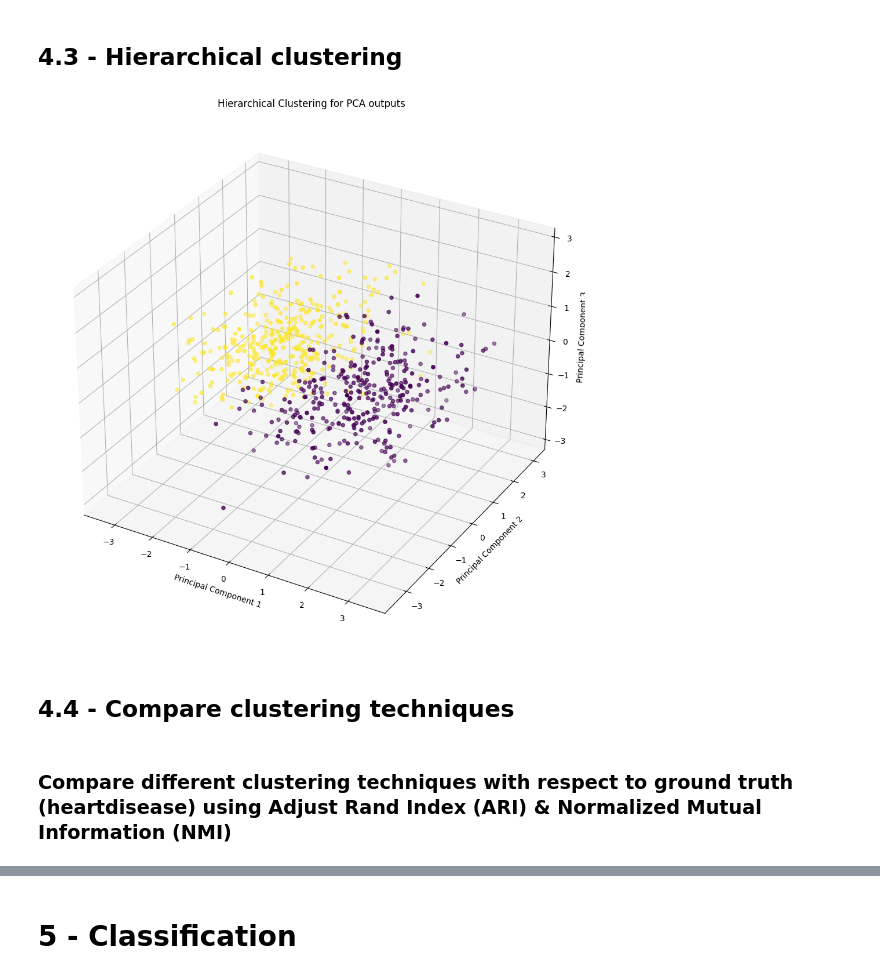
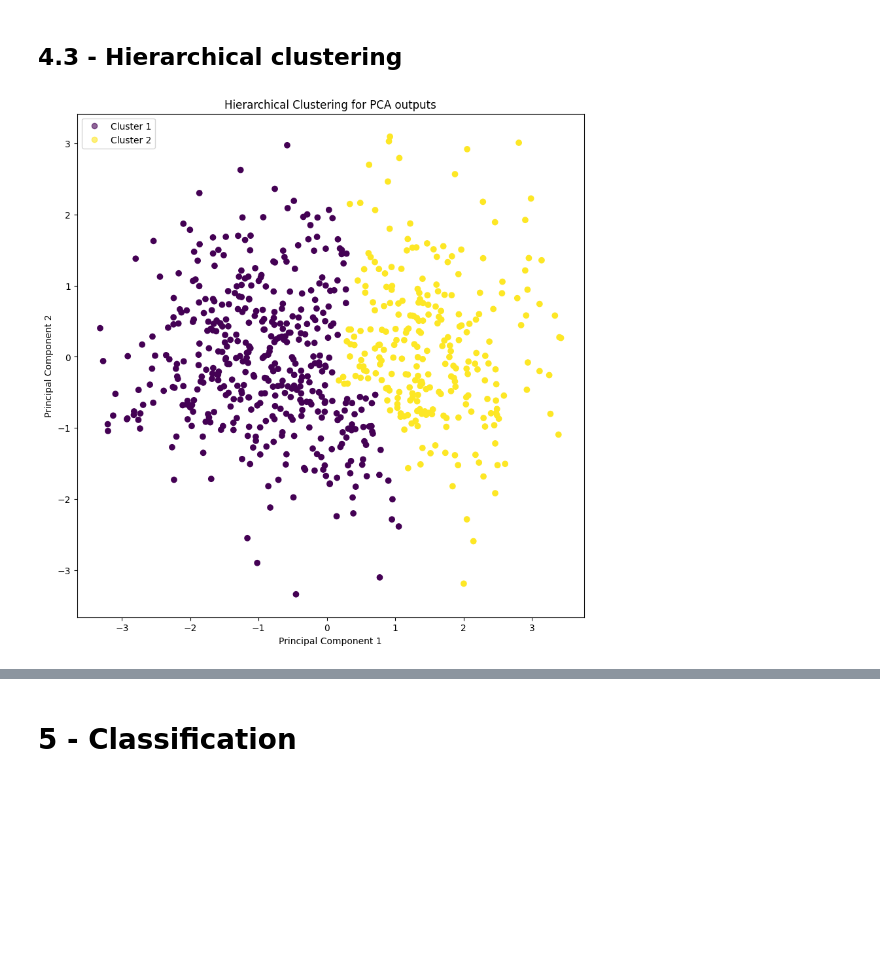
Before and after one commit to hosain-ghoraba/Heart-Disease-detection, a Jupyter notebook: Heart_Failure_Prediction.ipynb, the cells around one changed output, grey strips where cells are left out. Cells and saved outputs as stored; diff of their text form; code cells hidden in the pictures; blank space fills up the shorter version.

```diff
--- a/Heart_Failure_Prediction.ipynb
+++ b/Heart_Failure_Prediction.ipynb
@@ -485,9 +530,9 @@ It is clear from the distribution of the points that a good clustering type is (
 # %%
 wcss = []
 for i in range(1, 11):
-    kmeans = KMeans(n_clusters=i, init='k-means++', random_state=RANDOM_STATE)
-    kmeans.fit(principalComponents)
-    wcss.append(kmeans.inertia_)
+    cluster_obj = KMeans(n_clusters=i, init='k-means++', random_state=RANDOM_STATE)
+    cluster_obj.fit(pca_components)
+    wcss.append(cluster_obj.inertia_)
 plt.plot(range(1, 11), wcss)
 plt.title('Elbow Method for K-means')
 plt.xlabel('Number of clusters')
@@ -505,10 +550,10 @@ kmeans_silhouette_scores = []
 range_n_clusters = list(range(2, 11))
 
 for n_clusters in range_n_clusters:
-    kmeans = KMeans(n_clusters=n_clusters, init='k-means++', random_state=RANDOM_STATE)
-    kmeans.fit(principalComponents)
-    cluster_labels = kmeans.labels_
-    silhouette_avg = silhouette_score(principalComponents, cluster_labels)
+    cluster_obj = KMeans(n_clusters=n_clusters, init='k-means++', random_state=RANDOM_STATE)
+    cluster_obj.fit(pca_components)
+    cluster_labels = cluster_obj.labels_
+    silhouette_avg = silhouette_score(pca_components, cluster_labels)
     kmeans_silhouette_scores.append(silhouette_avg)
 
 plt.figure(figsize=(8, 6))
@@ -539,7 +582,7 @@ It is clear that the plot is similar to the PCA plot is section (), which is a g
 wcss = []
 for i in range(1, 11):
     kmedoids = KMedoids(n_clusters=i, init='k-medoids++', random_state=RANDOM_STATE)
-    kmedoids.fit(principalComponents)
+    kmedoids.fit(pca_components)
     wcss.append(kmedoids.inertia_)
 
 plt.plot(range(1, 11), wcss, marker='o')
@@ -560,9 +603,9 @@ range_n_clusters = list(range(2, 11))
 
 for n_clusters in range_n_clusters:
     kmedoids = KMedoids(n_clusters=n_clusters, random_state=RANDOM_STATE)
-    kmedoids.fit(principalComponents)
+    kmedoids.fit(pca_components)
     cluster_labels = kmedoids.labels_
-    silhouette_avg = silhouette_score(principalComponents, cluster_labels)
+    silhouette_avg = silhouette_score(pca_components, cluster_labels)
     kmedoids_silhouette_scores.append(silhouette_avg)
 
 plt.figure(figsize=(8, 6))
@@ -589,20 +632,38 @@ We can see that both elbow method & silhouette score for both k-means & k-medoid
 <h2> 4.3 - Hierarchical clustering</h2>
 # %%
 hierarchical_clustering = AgglomerativeClustering(n_clusters=2)
-y_hierarchical = hierarchical_clustering.fit_predict(principalComponents)
+y_hierarchical = hierarchical_clustering.fit_predict(pca_components)
 
 # Plot the clusters
-fig = plt.figure(figsize=(12, 12))
-ax = fig.add_subplot(111, projection='3d')
-scatter = ax.scatter(principalComponents[:, 0], principalComponents[:, 1], principalComponents[:, 2], c=y_hierarchical, cmap='viridis')
-ax.set_title('Hierarchical Clustering for PCA outputs')
-ax.set_xlabel('Principal Component 1')
-ax.set_ylabel('Principal Component 2')
-ax.set_zlabel('Principal Component 3')
-plt.show()
+def display_hierarchical_clusters_for_2d(pca_components, y_hierarchical):
+    plt.figure(figsize=(10, 10))
+    scatter = plt.scatter(pca_components.iloc[:, 0], pca_components.iloc[:, 1], c=y_hierarchical, cmap='viridis')
+    plt.xlabel('Principal Component 1')
+    plt.ylabel('Principal Component 2')
+    plt.title('Hierarchical Clustering for PCA outputs')
+    # Create custom legend
+    handles, labels = scatter.legend_elements(prop="colors", alpha=0.6)
+    legend_labels = ['Cluster 1', 'Cluster 2']
+    plt.legend(handles, legend_labels)
+    plt.savefig(AGGLOMERATIVE_FIG)
+    plt.show()
+def display_hierarchical_clusters_for_3d(pca_components, y_hierarchical):
+    fig = plt.figure(figsize=(12, 12))
+    ax = fig.add_subplot(111, projection='3d')
+    scatter = ax.scatter(pca_components.iloc[:, 0], pca_components.iloc[:, 1], pca_components.iloc[:, 2], c=y_hierarchical, cmap='viridis')
+    ax.set_title('Hierarchical Clustering for PCA outputs')
+    ax.set_xlabel('Principal Component 1')
+    ax.set_ylabel('Principal Component 2')
+    ax.set_zlabel('Principal Component 3')
+    # Create custom legend
+    handles, labels = scatter.legend_elements(prop="colors", alpha=0.6)
+    legend_labels = ['Cluster 1', 'Cluster 2']
+    ax.legend(handles, legend_labels)
+    plt.savefig(AGGLOMERATIVE_FIG)
+    plt.show()
+if pca_components.shape[1] == 2:
+    display_hierarchical_clusters_for_2d(pca_components, y_hierarchical)
+elif pca_components.shape[1] == 3:
+    display_hierarchical_clusters_for_3d(pca_components, y_hierarchical)
 # %% [output]
-[figure, old version]
+[figure, new version]
-# %% [markdown]
-<h2> 4.4 - Compare clustering techniques </h2>
-# %% [markdown]
-<h3> Compare different clustering techniques with respect to ground truth (heartdisease) using Adjust Rand Index (ARI) & Normalized Mutual Information (NMI) </h3>
```
Also changed, not shown: parts of 57 cells of this notebook, 5 other files.
